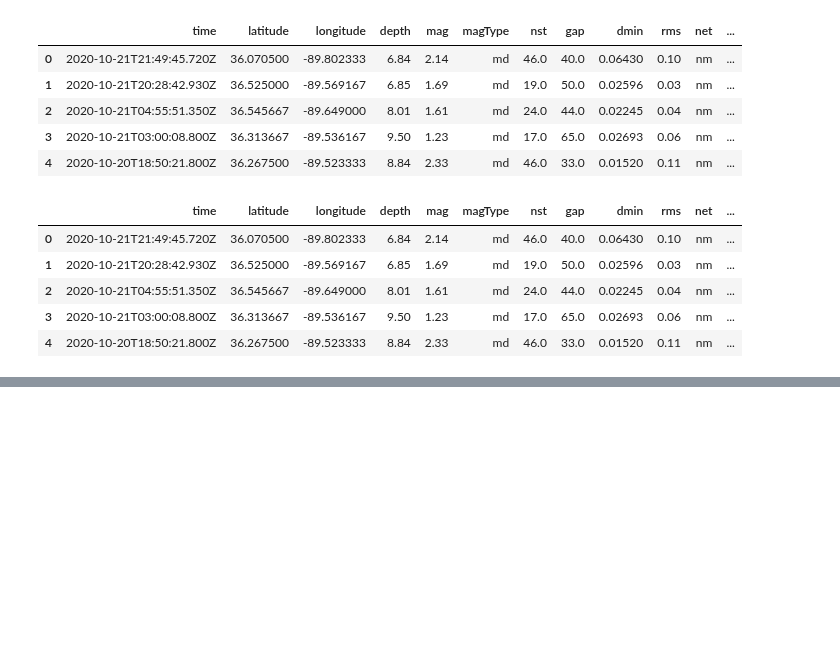
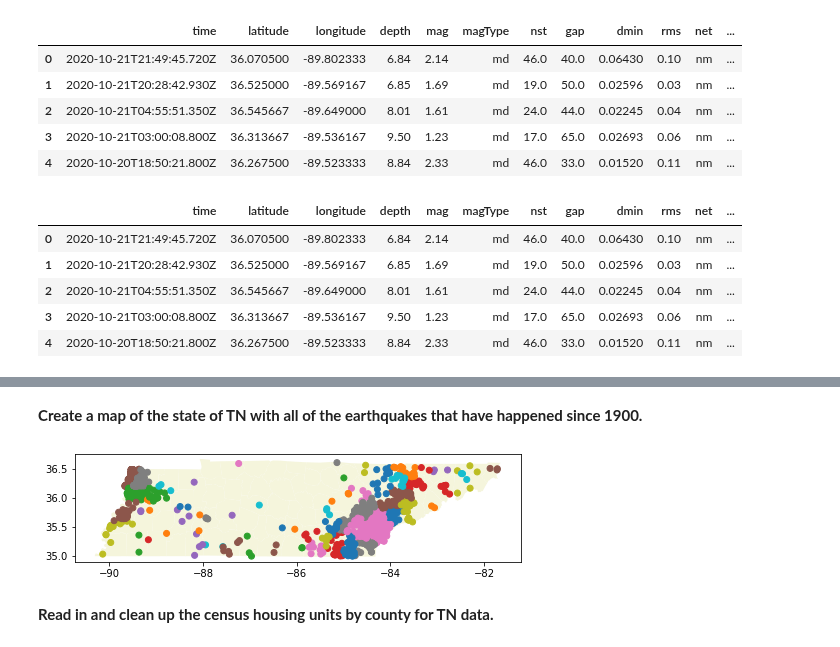
Before and after one commit to ocnrandolph/TNEG_Earthquakes, a Jupyter notebook: notebooks/dq3-TNEG-geospatial-data.ipynb, the cells around one changed output, grey strips where cells are left out. Saved outputs shown, nothing was run; the diff lists cells and outputs as text; code cells hidden in the pictures; blank space fills up the shorter version.

```diff
--- a/notebooks/dq3-TNEG-geospatial-data.ipynb
+++ b/notebooks/dq3-TNEG-geospatial-data.ipynb
@@ -215,3 +215,7 @@ usgs.head()
 usgs_geo = gpd.GeoDataFrame(usgs,
                              crs = tn_county_map.crs,
                              geometry = usgs['geometry'])
+# %%
+# Join the USGS data to the TN basemap
+tn_earthquakes = gpd.sjoin(usgs_geo, tn_county_map, op = 'within')
+tn_earthquakes
@@ -217,0 +257,11 @@ usgs_geo = gpd.GeoDataFrame(usgs,
+# %% [markdown]
+**Create a map of the state of TN with all of the earthquakes that have happened since 1900.**
+# %%
+# map the earthquakes
+ax = tn_county_map.plot(figsize = (8, 10), color = 'beige')
+tn_earthquakes.plot( ax = ax, column = 'NAME');
+plt.show();
+# %% [output]
+[figure, added]
+# %% [markdown]
+**Read in and clean up the census housing units by county for TN data.**
```
Also changed, not shown: parts of 18 cells of this notebook.
